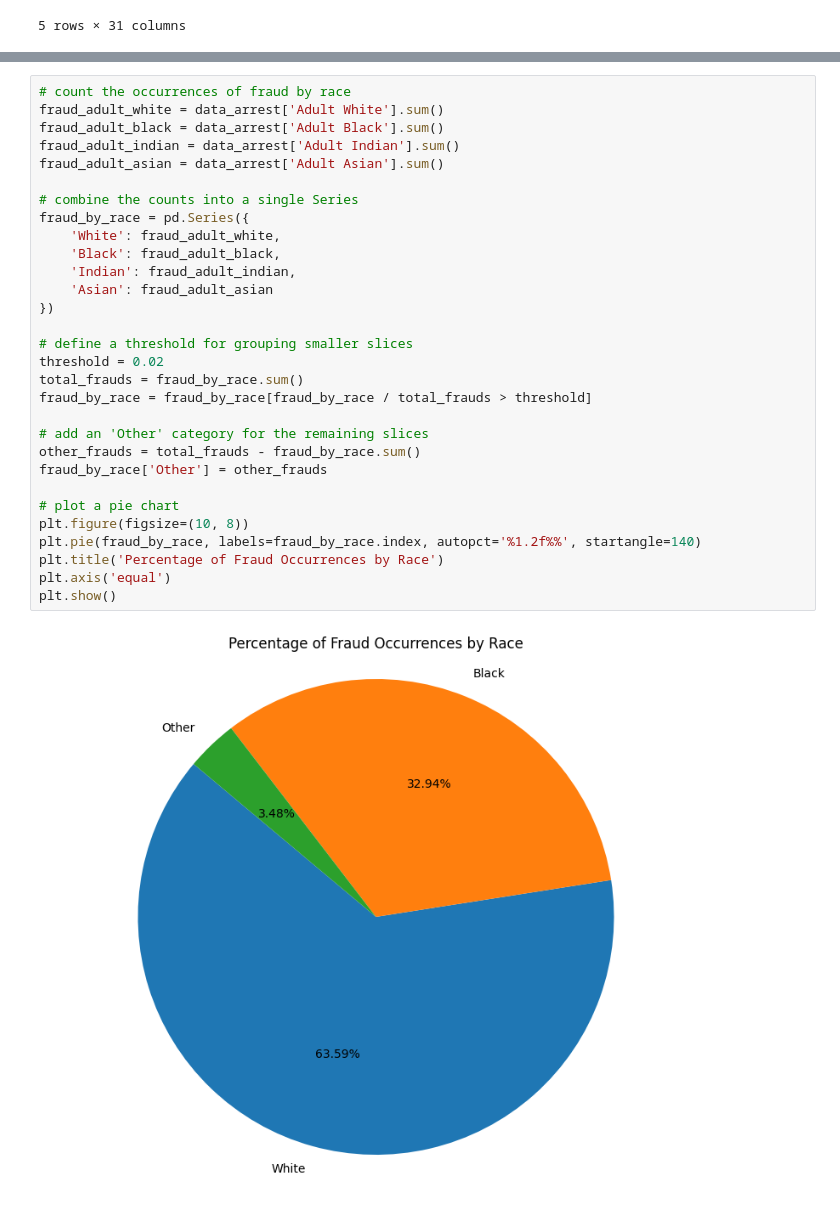
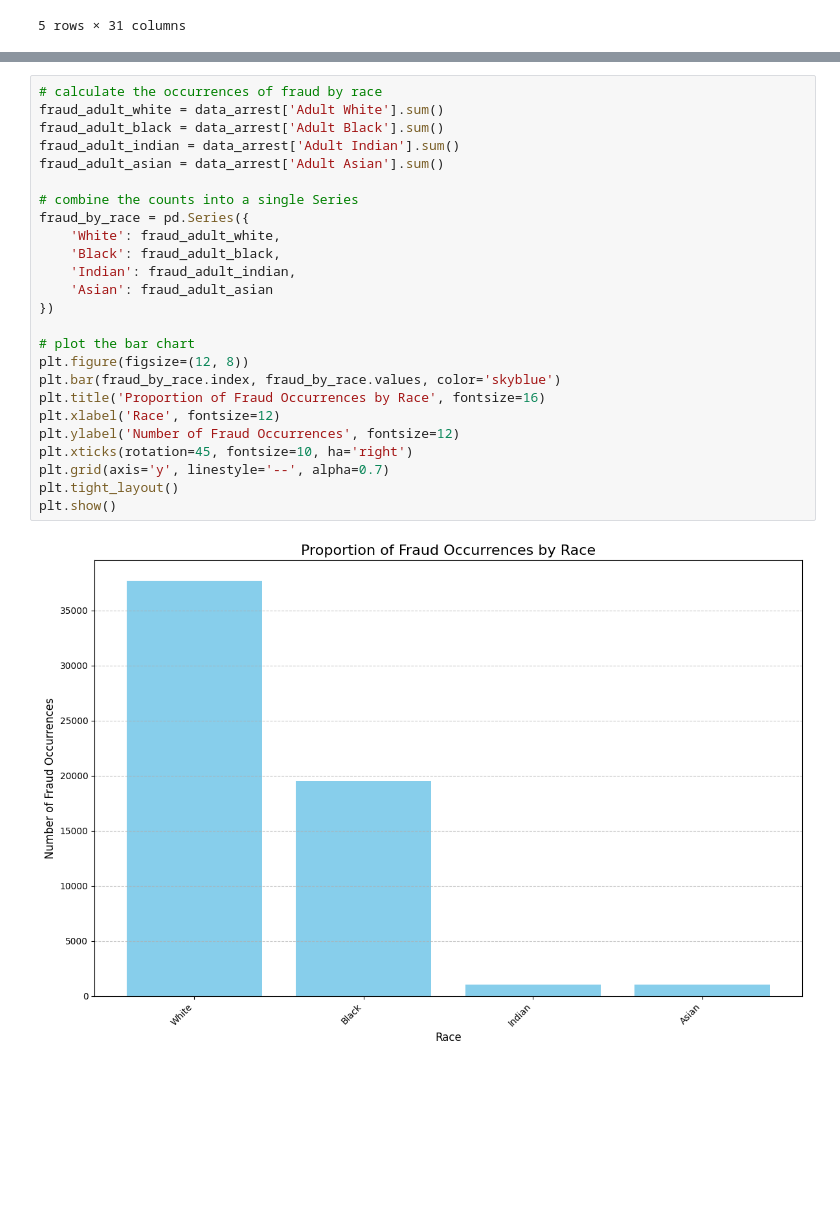
Before and after one commit to ryantangmj/ryantangmj.github.io, a Jupyter notebook: final_tutorial.ipynb, the cells around one changed output, grey strips where cells are left out. Drawn from its saved outputs; the diff is of its cells as text; blank space fills up the shorter version.

Commit message:
Changed all pie chart to bar chart

```diff
--- a/final_tutorial.ipynb
+++ b/final_tutorial.ipynb
@@ -254,32 +228,27 @@ plt.show()
 # %%
-# count the occurrences of fraud by race
+# calculate the occurrences of fraud by race
 fraud_adult_white = data_arrest['Adult White'].sum()
 fraud_adult_black = data_arrest['Adult Black'].sum()
 fraud_adult_indian = data_arrest['Adult Indian'].sum()
 fraud_adult_asian = data_arrest['Adult Asian'].sum()
 
 # combine the counts into a single Series
 fraud_by_race = pd.Series({
     'White': fraud_adult_white,
     'Black': fraud_adult_black,
     'Indian': fraud_adult_indian,
     'Asian': fraud_adult_asian
 })
 
-# define a threshold for grouping smaller slices
-threshold = 0.02
-total_frauds = fraud_by_race.sum()
-fraud_by_race = fraud_by_race[fraud_by_race / total_frauds > threshold]
-
-# add an 'Other' category for the remaining slices
-other_frauds = total_frauds - fraud_by_race.sum()
-fraud_by_race['Other'] = other_frauds
-
-# plot a pie chart
-plt.figure(figsize=(10, 8))
-plt.pie(fraud_by_race, labels=fraud_by_race.index, autopct='%1.2f%%', startangle=140)
-plt.title('Percentage of Fraud Occurrences by Race')
-plt.axis('equal')
+# plot the bar chart
+plt.figure(figsize=(12, 8))
+plt.bar(fraud_by_race.index, fraud_by_race.values, color='skyblue')
+plt.title('Proportion of Fraud Occurrences by Race', fontsize=16)
+plt.xlabel('Race', fontsize=12)
+plt.ylabel('Number of Fraud Occurrences', fontsize=12)
+plt.xticks(rotation=45, fontsize=10, ha='right')
+plt.grid(axis='y', linestyle='--', alpha=0.7)
+plt.tight_layout()
 plt.show()
 # %% [output]
-[figure, old version]
+[figure, new version]
```
Also changed, not shown: parts of 10 cells of this notebook.
